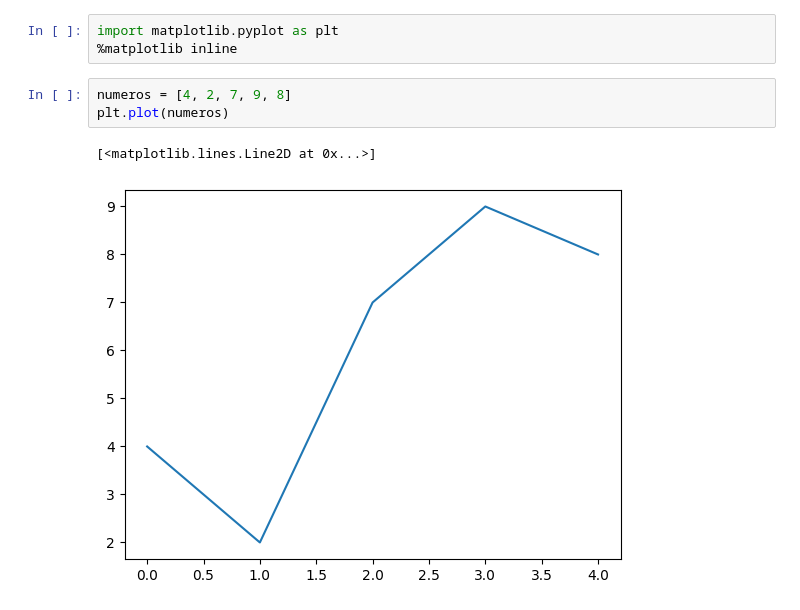
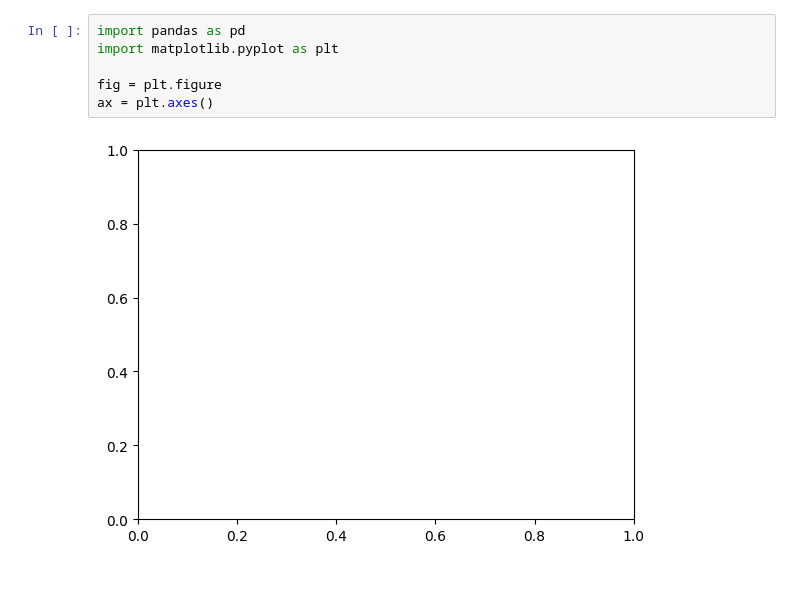
Before and after one commit to XavZol/Matplotlib, a Jupyter notebook: Matplotlib_New.ipynb, the cells around one changed output. Saved outputs shown, nothing was run; the diff lists cells and outputs as text; blank space fills up the shorter version.

```diff
--- a/Matplotlib_New.ipynb
+++ b/Matplotlib_New.ipynb
@@ -1,9 +1,8 @@
 # %%
+import pandas as pd
 import matplotlib.pyplot as plt
-%matplotlib inline
+
+fig = plt.figure
+ax = plt.axes()
+# %% [output]
+[figure, added]
-# %%
-numeros = [4, 2, 7, 9, 8]
-plt.plot(numeros)
-# %% [output]
-[<matplotlib.lines.Line2D at 0x...>]
-[figure, removed]
```
Also changed, not shown: parts of 15 cells of this notebook, 2 other files.
